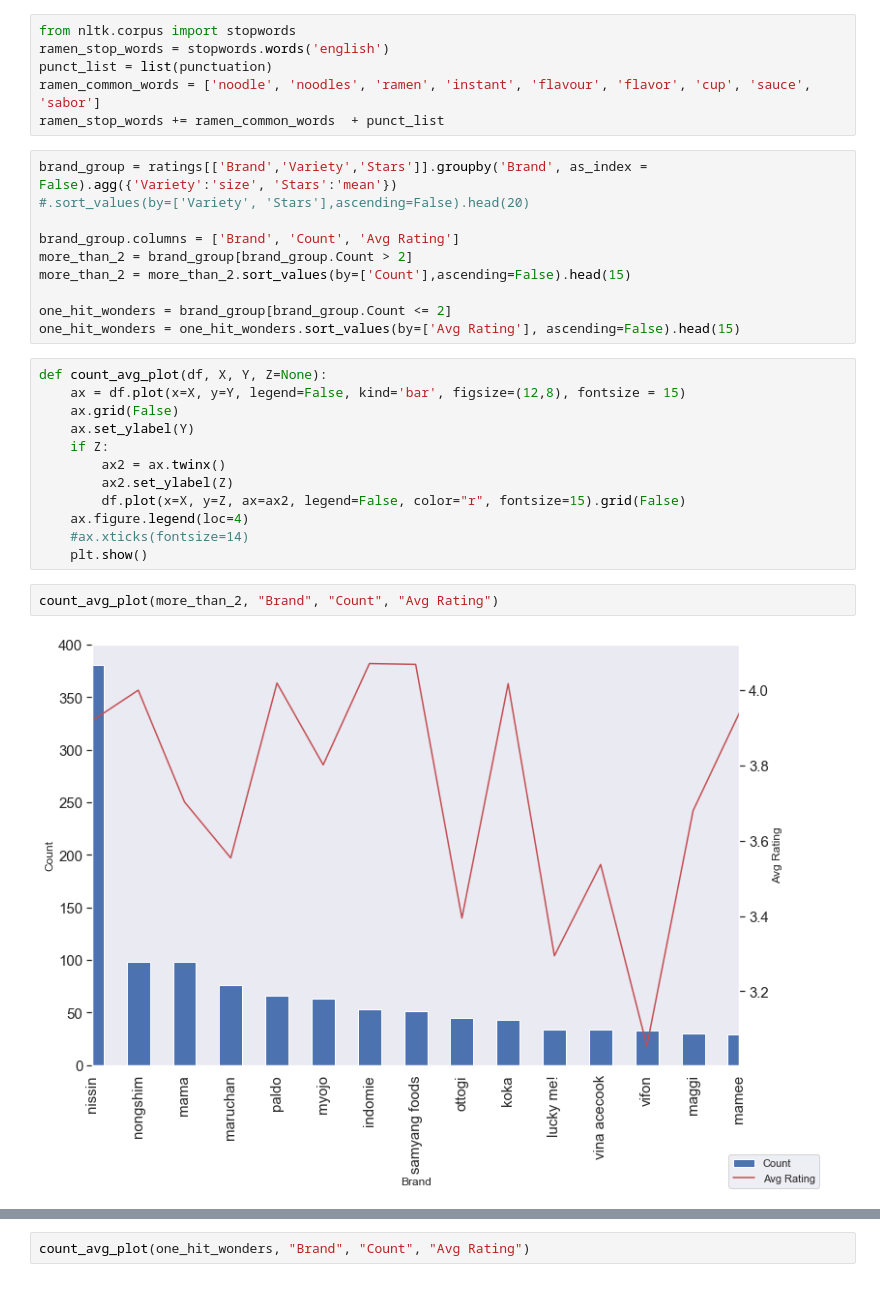
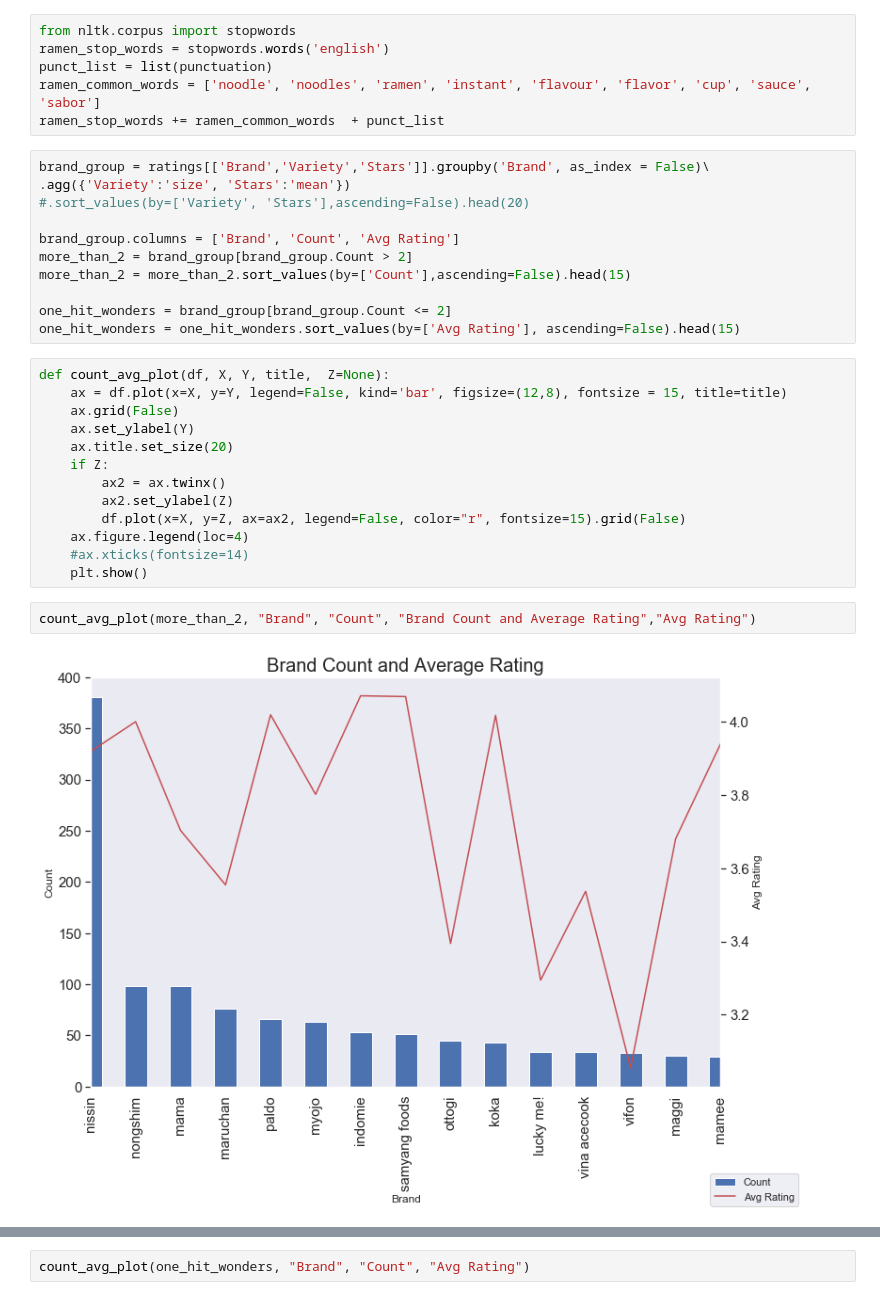
Before and after one commit to kartikd1/Ramen, a Jupyter notebook: Analysis.ipynb, the cells around one changed output, grey strips where cells are left out. Cells and saved outputs as stored; diff of their text form.

```diff
--- a/Analysis.ipynb
+++ b/Analysis.ipynb
@@ -156,7 +182,8 @@ punct_list = list(punctuation)
 ramen_common_words = ['noodle', 'noodles', 'ramen', 'instant', 'flavour', 'flavor', 'cup', 'sauce', 'sabor']
 ramen_stop_words += ramen_common_words  + punct_list
 # %%
-brand_group = ratings[['Brand','Variety','Stars']].groupby('Brand', as_index = False).agg({'Variety':'size', 'Stars':'mean'})
+brand_group = ratings[['Brand','Variety','Stars']].groupby('Brand', as_index = False)\
+.agg({'Variety':'size', 'Stars':'mean'})
 #.sort_values(by=['Variety', 'Stars'],ascending=False).head(20)
 
 brand_group.columns = ['Brand', 'Count', 'Avg Rating']
@@ -166,10 +193,11 @@ more_than_2 = more_than_2.sort_values(by=['Count'],ascending=False).head(15)
 one_hit_wonders = brand_group[brand_group.Count <= 2]
 one_hit_wonders = one_hit_wonders.sort_values(by=['Avg Rating'], ascending=False).head(15)
 # %%
-def count_avg_plot(df, X, Y, Z=None):
-    ax = df.plot(x=X, y=Y, legend=False, kind='bar', figsize=(12,8), fontsize = 15)
+def count_avg_plot(df, X, Y, title,  Z=None):
+    ax = df.plot(x=X, y=Y, legend=False, kind='bar', figsize=(12,8), fontsize = 15, title=title)
     ax.grid(False)
     ax.set_ylabel(Y)
+    ax.title.set_size(20)
     if Z:
         ax2 = ax.twinx()
         ax2.set_ylabel(Z)
@@ -178,6 +206,6 @@ def count_avg_plot(df, X, Y, Z=None):
     #ax.xticks(fontsize=14)
     plt.show()
 # %%
-count_avg_plot(more_than_2, "Brand", "Count", "Avg Rating")
+count_avg_plot(more_than_2, "Brand", "Count", "Brand Count and Average Rating","Avg Rating")
 # %% [output]
-[figure, old version]
+[figure, new version]
```
Also changed, not shown: parts of 15 cells of this notebook, 1 other file.
